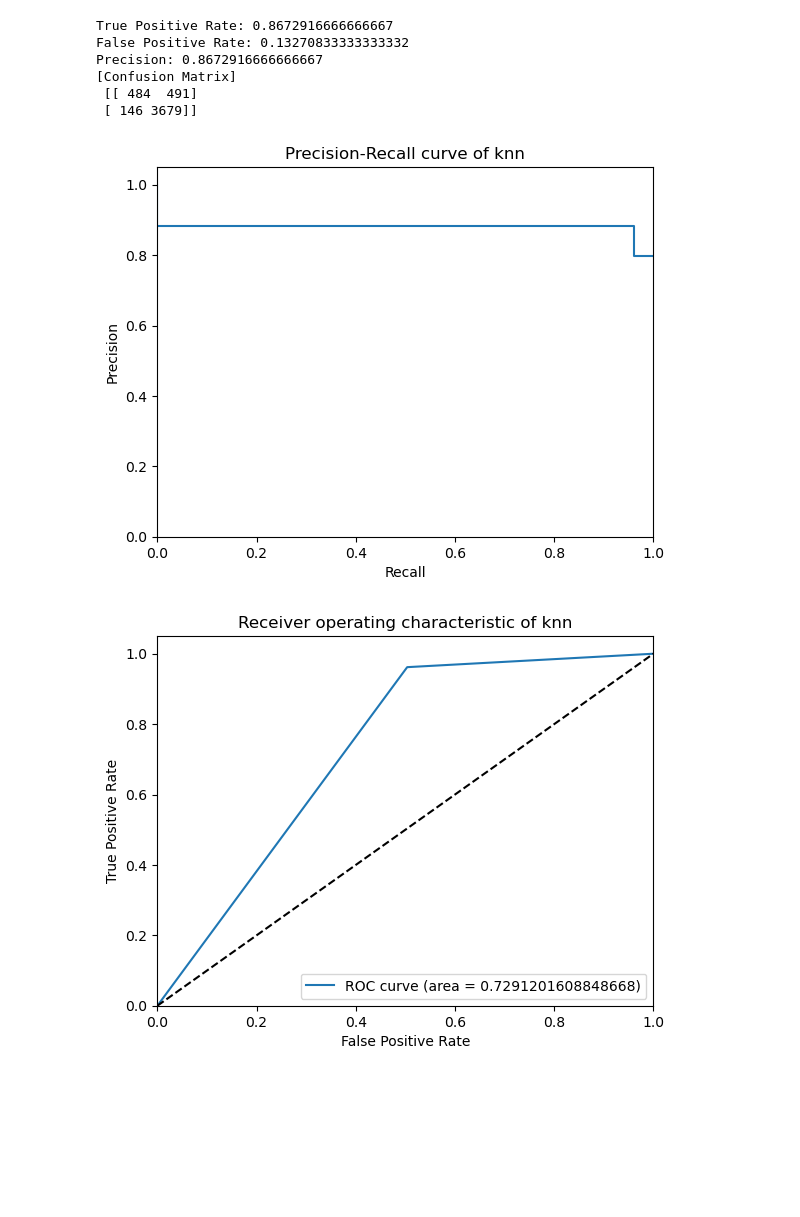
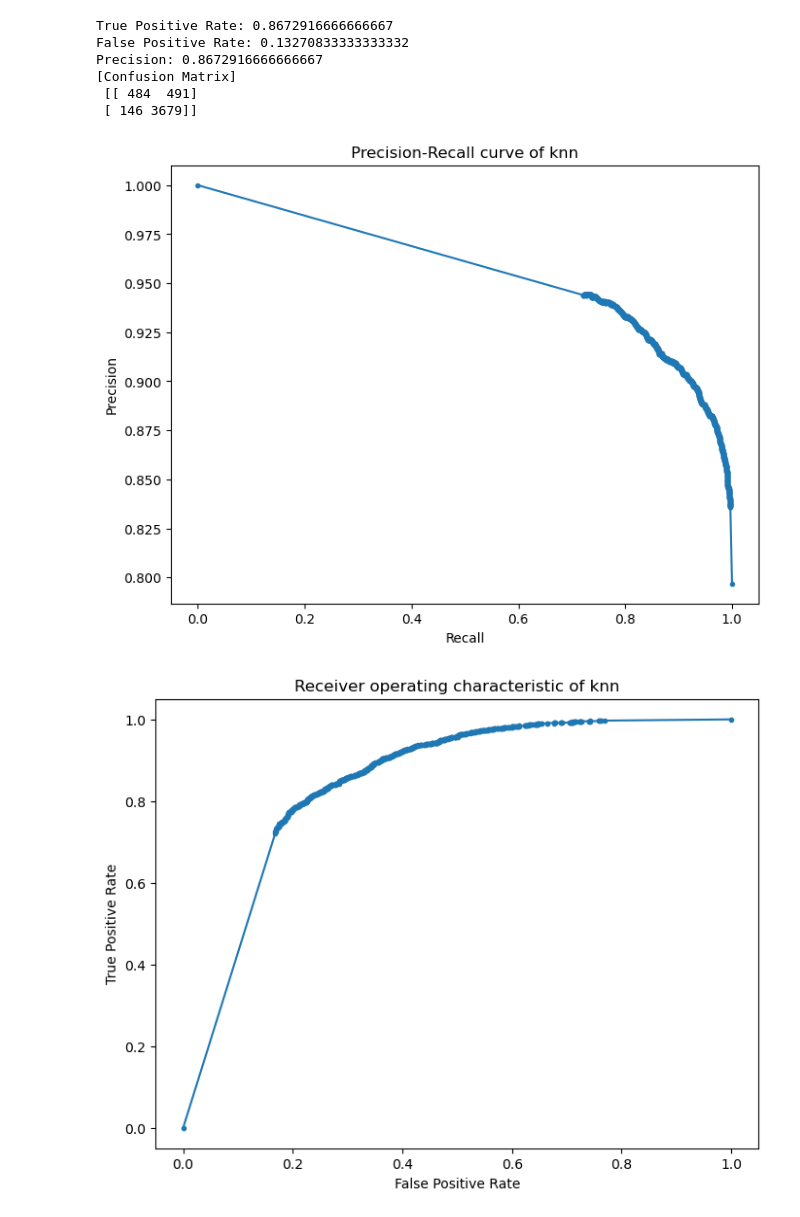
Before and after one commit to HyejinYoo/Packet-Based-Website-Fingerprinting, a Jupyter notebook: open/constant_features/open_knn.ipynb, the cells around one changed output. Cells and saved outputs as stored; diff of their text form; code cells hidden in the pictures; blank space fills up the shorter version.

```diff
--- a/open/constant_features/open_knn.ipynb
+++ b/open/constant_features/open_knn.ipynb
@@ -128,29 +128,25 @@ Precision: 0.8672916666666667
 # %%
 import matplotlib.pyplot as plt
 from sklearn.metrics import precision_recall_curve, roc_curve, auc
 
 # Precision-Recall curve
-precision, recall, _ = precision_recall_curve(y_test_bin, y_pred_bin)
-plt.step(recall, precision, where='post')
+precision, recall, _ = precision_recall_curve(y_test_bin, model_knn.predict_proba(X_test)[:, 1])
+plt.figure(figsize=(8, 6))
+plt.plot(recall, precision, marker='.')
 plt.xlabel('Recall')
 plt.ylabel('Precision')
-plt.ylim([0.0, 1.05])
-plt.xlim([0.0, 1.0])
 plt.title(f'Precision-Recall curve of knn')
 plt.show()
 
 # ROC
-fpr, tpr, _ = roc_curve(y_test_bin, y_pred_bin)
+fpr, tpr, _ = roc_curve(y_test_bin, model_knn.predict_proba(X_test)[:, 1])
 roc_auc = auc(fpr, tpr)
-plt.plot(fpr, tpr, label=f'ROC curve (area = {roc_auc})')
-plt.plot([0, 1], [0, 1], 'k--')
-plt.xlim([0.0, 1.0])
-plt.ylim([0.0, 1.05])
+plt.figure(figsize=(8, 6))
+plt.plot(fpr, tpr, marker='.')
 plt.xlabel('False Positive Rate')
 plt.ylabel('True Positive Rate')
 plt.title(f'Receiver operating characteristic of knn')
-plt.legend(loc="lower right")
 plt.show()
 # %% [output]
-[figure, old version]
+[figure, new version]
-[figure, old version]
+[figure, new version]
```
Also changed, not shown: 1 other file.
